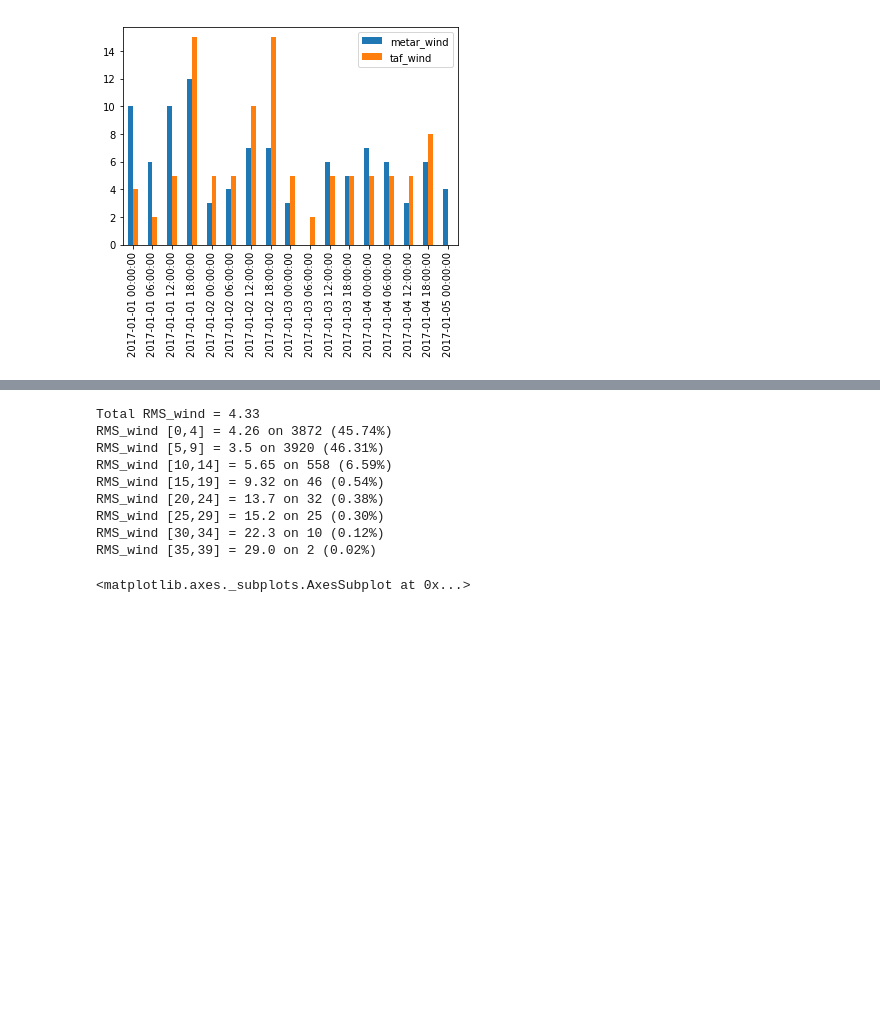
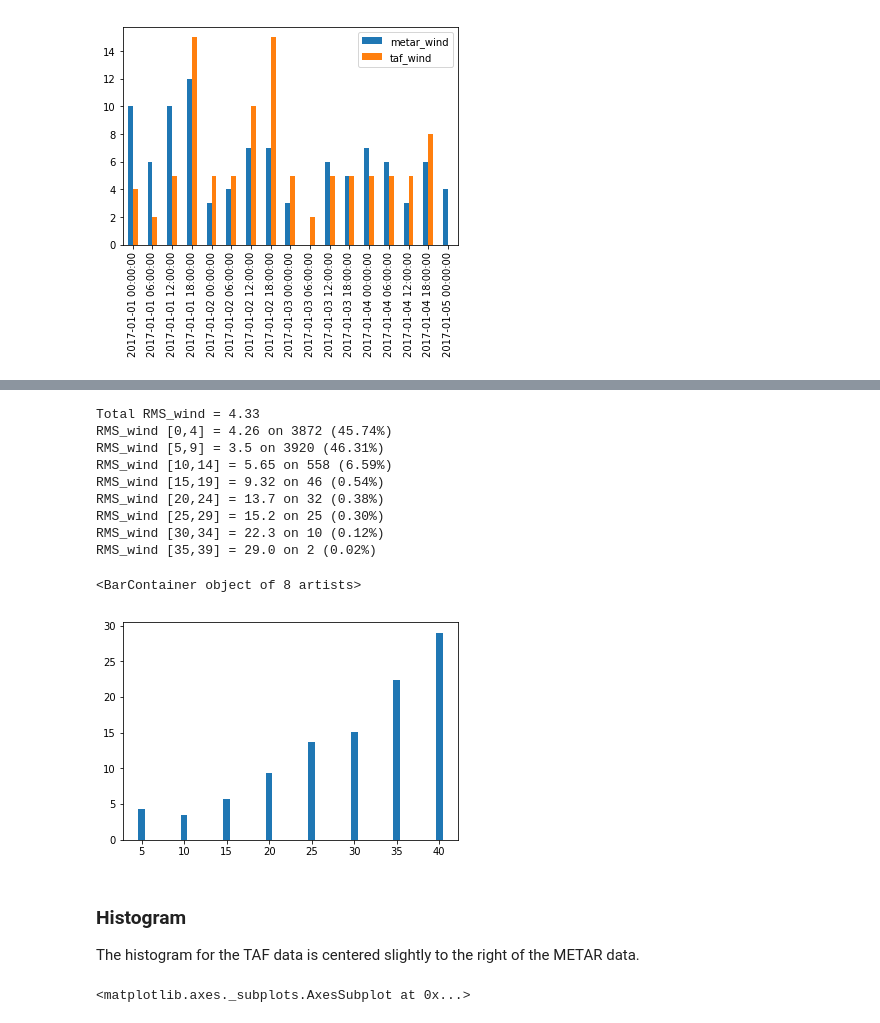
Before and after one commit to velame/Curso_DataScience, a Jupyter notebook: 4.DataAnalysis/eda_metartaf_notebook.ipynb, the cells around one changed output, grey strips where cells are left out. Cells and saved outputs as stored; diff of their text form; code cells hidden in the pictures; blank space fills up the shorter version.

```diff
--- a/4.DataAnalysis/eda_metartaf_notebook.ipynb
+++ b/4.DataAnalysis/eda_metartaf_notebook.ipynb
@@ -44,29 +85,42 @@ df.plot.scatter(x='metar_wind',y='taf_wind',c='metar_TS', colormap='jet',alpha=1
 # %%
 import numpy as np
 from sklearn.metrics import mean_squared_error
+from matplotlib.pyplot import bar
 
 # Compute the root-mean-square
 rms = np.sqrt(mean_squared_error(df.metar_wind, df.taf_wind))
 print("Total RMS_wind = {:.3}".format(rms))
 
 delta = 5
 metar_wind_max = int(df.metar_wind.max()) + 5
 last = 0
+vrms = []
+vpct = []
 for i in range(5,metar_wind_max,delta):
     ndf = df[df.metar_wind.between(last,i-1)]
     rms = np.sqrt(mean_squared_error(ndf.metar_wind, ndf.taf_wind))
-    print("RMS_wind [{},{}] = {:.3} on {} ({:.2%})".format(last,i-1,rms,len(ndf),len(ndf)/len(df)))
+    pct = len(ndf)/len(df)
+    print("RMS_wind [{},{}] = {:.3} on {} ({:.2%})".format(last,i-1,rms,len(ndf),pct))
+    vrms.append(rms)
+    vpct.append(pct*100)
     last = i
+bar(range(5,metar_wind_max,delta),vrms)
 # %% [output]
 Total RMS_wind = 4.33
 RMS_wind [0,4] = 4.26 on 3872 (45.74%)
 RMS_wind [5,9] = 3.5 on 3920 (46.31%)
 RMS_wind [10,14] = 5.65 on 558 (6.59%)
 RMS_wind [15,19] = 9.32 on 46 (0.54%)
 RMS_wind [20,24] = 13.7 on 32 (0.38%)
 RMS_wind [25,29] = 15.2 on 25 (0.30%)
 RMS_wind [30,34] = 22.3 on 10 (0.12%)
 RMS_wind [35,39] = 29.0 on 2 (0.02%)
+<BarContainer object of 8 artists>
+[figure, added]
+# %% [markdown]
+### Histogram
+
+The histogram for the TAF data is centered slightly to the right of the METAR data.
 # %%
 df.metar_wind.hist()
 df.taf_wind.hist(alpha=0.5)
```
Also changed, not shown: parts of 12 cells of this notebook.
